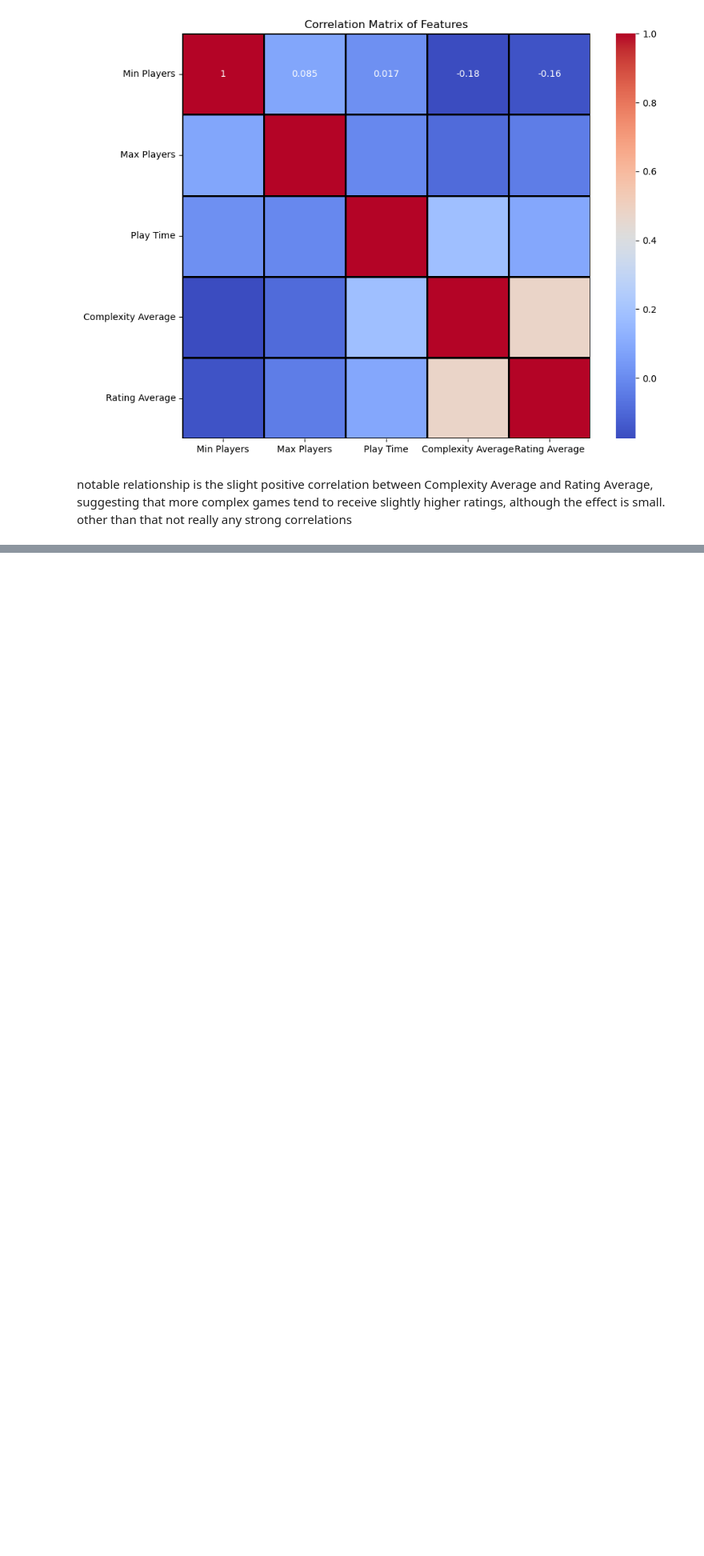
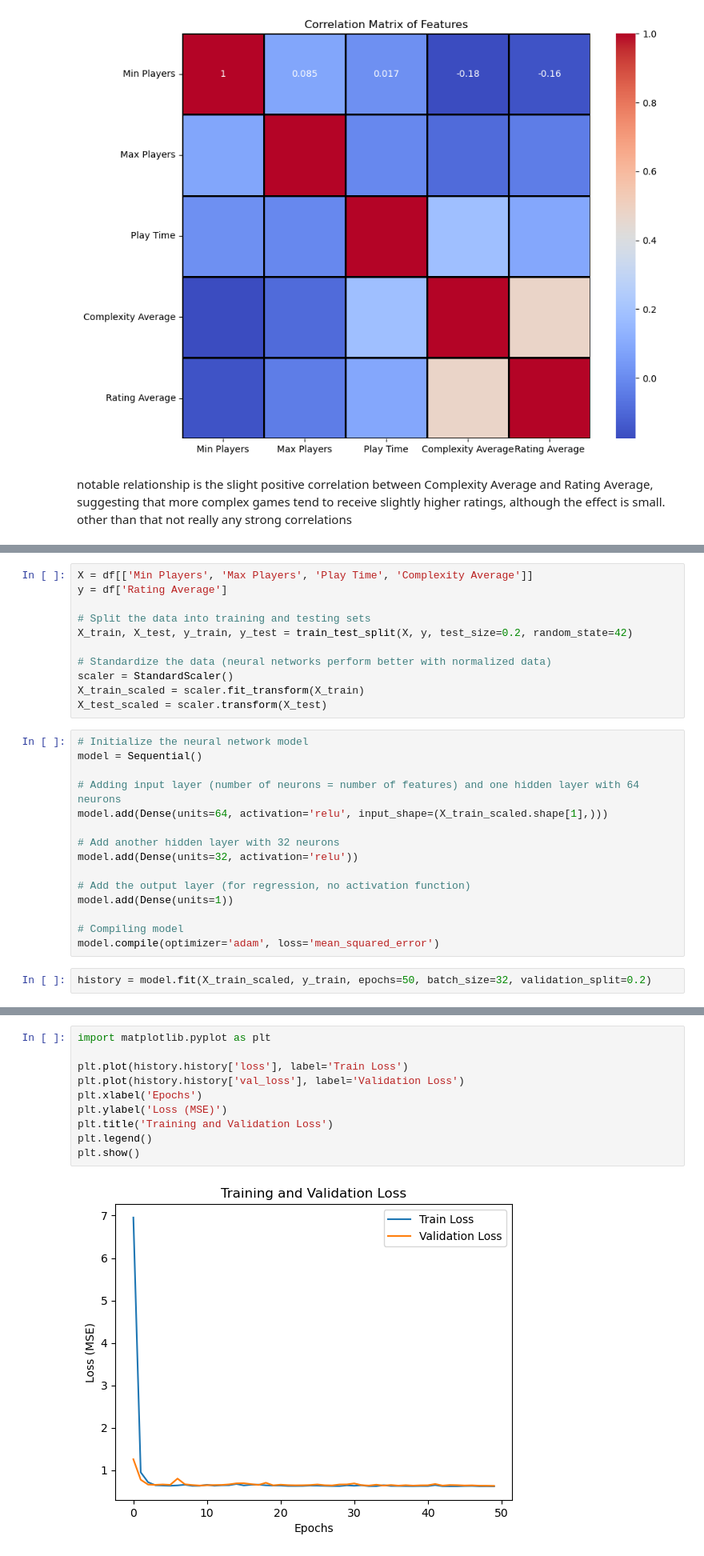
Before and after one commit to jkspiva/Final-Project-Group3, a Jupyter notebook: Brandon/predict.ipynb, the cells around one changed output, grey strips where cells are left out. Shown: that part at 80% size. Drawn from its saved outputs; the diff is of its cells as text; blank space fills up the shorter version.

```diff
--- a/Brandon/predict.ipynb
+++ b/Brandon/predict.ipynb
@@ -272,0 +301,28 @@ other than that not really any strong correlations
+# %%
+X = df[['Min Players', 'Max Players', 'Play Time', 'Complexity Average']]
+y = df['Rating Average']
+
+# Split the data into training and testing sets
+X_train, X_test, y_train, y_test = train_test_split(X, y, test_size=0.2, random_state=42)
+
+# Standardize the data (neural networks perform better with normalized data)
+scaler = StandardScaler()
+X_train_scaled = scaler.fit_transform(X_train)
+X_test_scaled = scaler.transform(X_test)
+# %%
+# Initialize the neural network model
+model = Sequential()
+
+# Adding input layer (number of neurons = number of features) and one hidden layer with 64 neurons
+model.add(Dense(units=64, activation='relu', input_shape=(X_train_scaled.shape[1],)))
+
+# Add another hidden layer with 32 neurons
+model.add(Dense(units=32, activation='relu'))
+
+# Add the output layer (for regression, no activation function)
+model.add(Dense(units=1))
+
+# Compiling model
+model.compile(optimizer='adam', loss='mean_squared_error')
+# %%
+history = model.fit(X_train_scaled, y_train, epochs=50, batch_size=32, validation_split=0.2)
@@ -272,0 +361,12 @@ other than that not really any strong correlations
+# %%
+import matplotlib.pyplot as plt
+
+plt.plot(history.history['loss'], label='Train Loss')
+plt.plot(history.history['val_loss'], label='Validation Loss')
+plt.xlabel('Epochs')
+plt.ylabel('Loss (MSE)')
+plt.title('Training and Validation Loss')
+plt.legend()
+plt.show()
+# %% [output]
+[figure, added]
```
Also changed, not shown: parts of 5 cells of this notebook.
